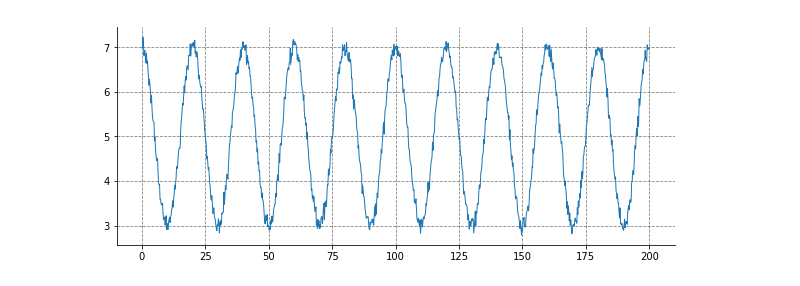
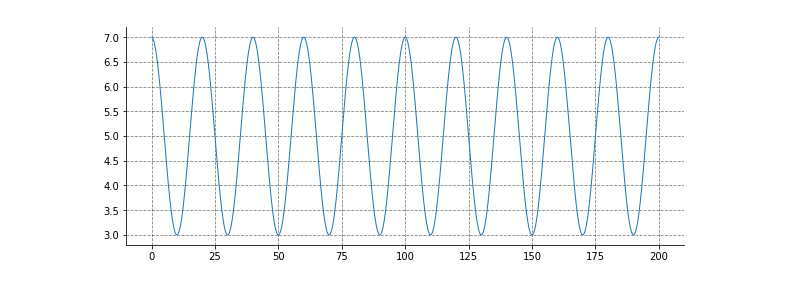
Before and after one commit to celliern/triflow, a Jupyter notebook: examples/notebooks/kuramoto.ipynb, the cells around one changed output. Saved outputs shown, nothing was run; the diff lists cells and outputs as text; code cells hidden in the pictures.

```diff
--- a/examples/notebooks/kuramoto.ipynb
+++ b/examples/notebooks/kuramoto.ipynb
@@ -17,12 +12,12 @@ pl.style.use("publication")
 # %%
 model = trf.Model("-dxxzeta - dxxxxzeta + (dxzeta)**2", "zeta")
 # %%
-x = np.linspace(0, 200, 1010)
-noise = np.random.randn(x.size) * 1E-1
+x = np.linspace(0, 200, 2010)
+noise = np.random.randn(x.size) * 3E-1 * 0
 zeta = np.cos(x * 2 * np.pi / x.max() * 10) * 2 + 5 + noise
 
 pl.figure(figsize=(10, 4))
 pl.plot(x, zeta)
 pl.show()
 # %% [output]
-[figure, old version]
+[figure, new version]
```
Also changed, not shown: parts of 10 cells of this notebook, 1 other file.
